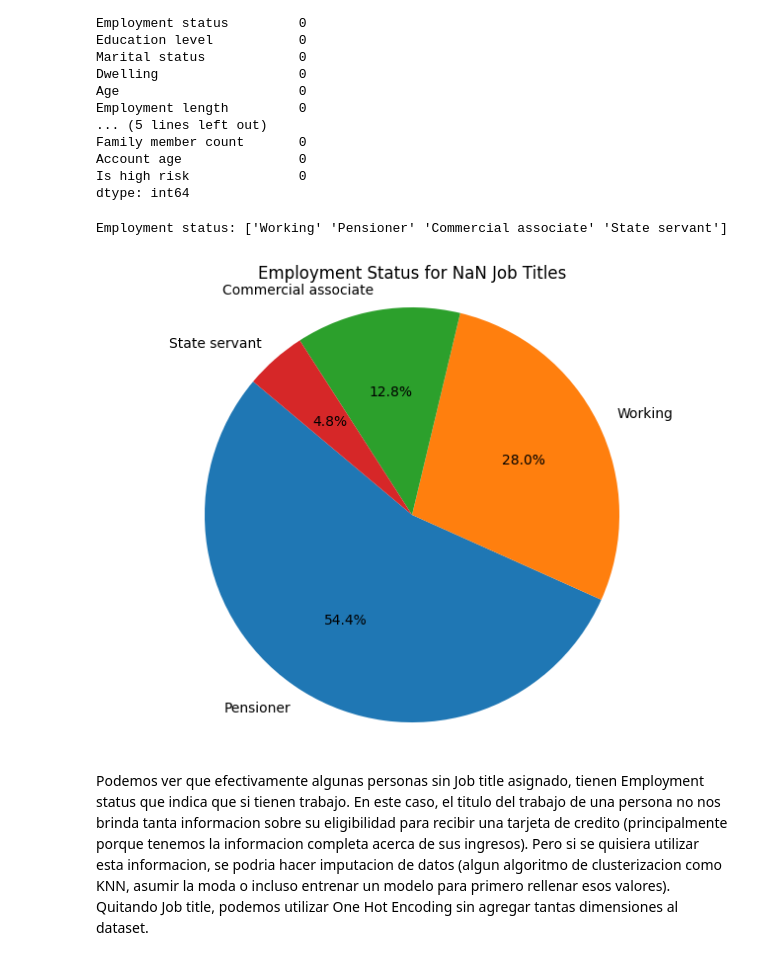
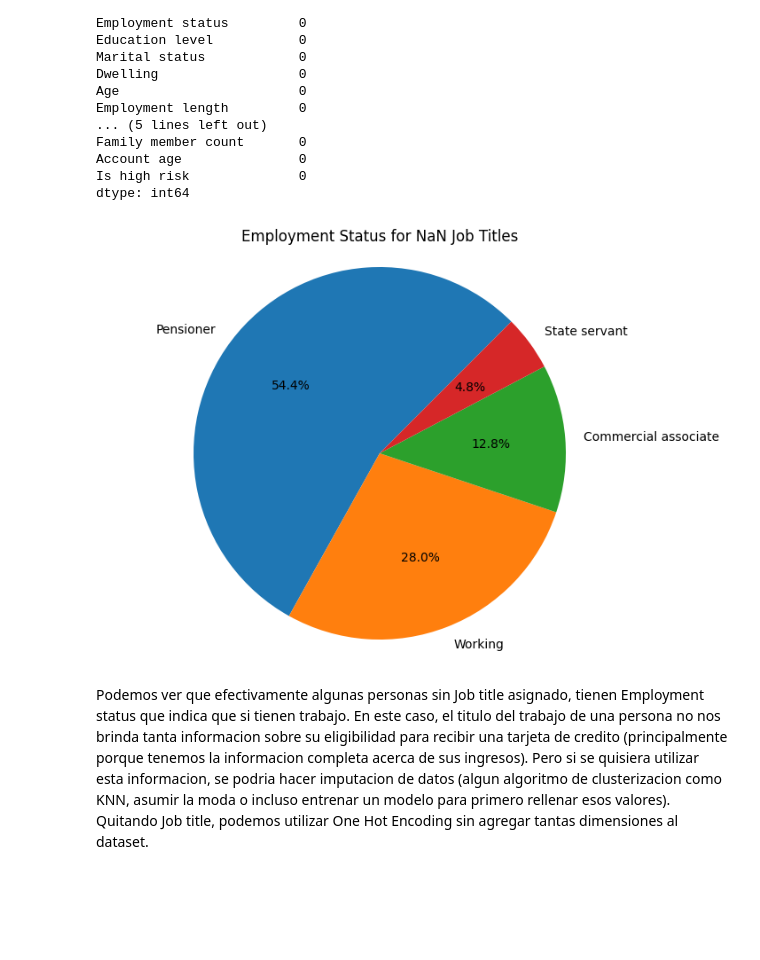
Before and after one commit to Nicotertu/nicotertu.github.io, a Jupyter notebook: python notebooks/Exploring a dataset.ipynb, the cells around one changed output. Saved outputs shown, nothing was run; the diff lists cells and outputs as text; code cells hidden in the pictures; blank space fills up the shorter version.

```diff
--- a/python notebooks/Exploring a dataset.ipynb
+++ b/python notebooks/Exploring a dataset.ipynb
@@ -105,20 +105,16 @@ Account age               0
 Is high risk              0
 dtype: int64
 # %%
-nan_job_df = train_df[train_df['Job title'].isna()]
-print(f"Employment status: {nan_job_df['Employment status'].unique()}\n")
-
 nan_job_title_df = train_df[train_df['Job title'].isna()]
 employment_status_counts = nan_job_title_df['Employment status'].value_counts()
 
 plt.figure(figsize=(8, 6))
-plt.pie(employment_status_counts, labels=employment_status_counts.index, autopct='%1.1f%%', startangle=0)
+plt.pie(employment_status_counts, labels=employment_status_counts.index, autopct='%1.1f%%', startangle=45)
 plt.title('Employment Status for NaN Job Titles')
 plt.axis('equal')
 plt.show()
 # %% [output]
-Employment status: ['Working' 'Pensioner' 'Commercial associate' 'State servant']
-[figure, old version]
+[figure, new version]
 # %% [markdown]
 Podemos ver que efectivamente algunas personas sin Job title asignado, tienen Employment status que indica que si tienen trabajo. En este caso, el titulo del trabajo de una persona no nos brinda tanta informacion sobre su eligibilidad para recibir una tarjeta de credito (principalmente porque tenemos la informacion completa acerca de sus ingresos). Pero si se quisiera utilizar esta informacion, se podria hacer imputacion de datos (algun algoritmo de clusterizacion como KNN, asumir la moda o incluso entrenar un modelo para primero rellenar esos valores). Quitando Job title, podemos utilizar One Hot Encoding sin agregar tantas dimensiones al dataset.
 # %%
```
Also changed, not shown: parts of 5 cells of this notebook, 55 other files.
